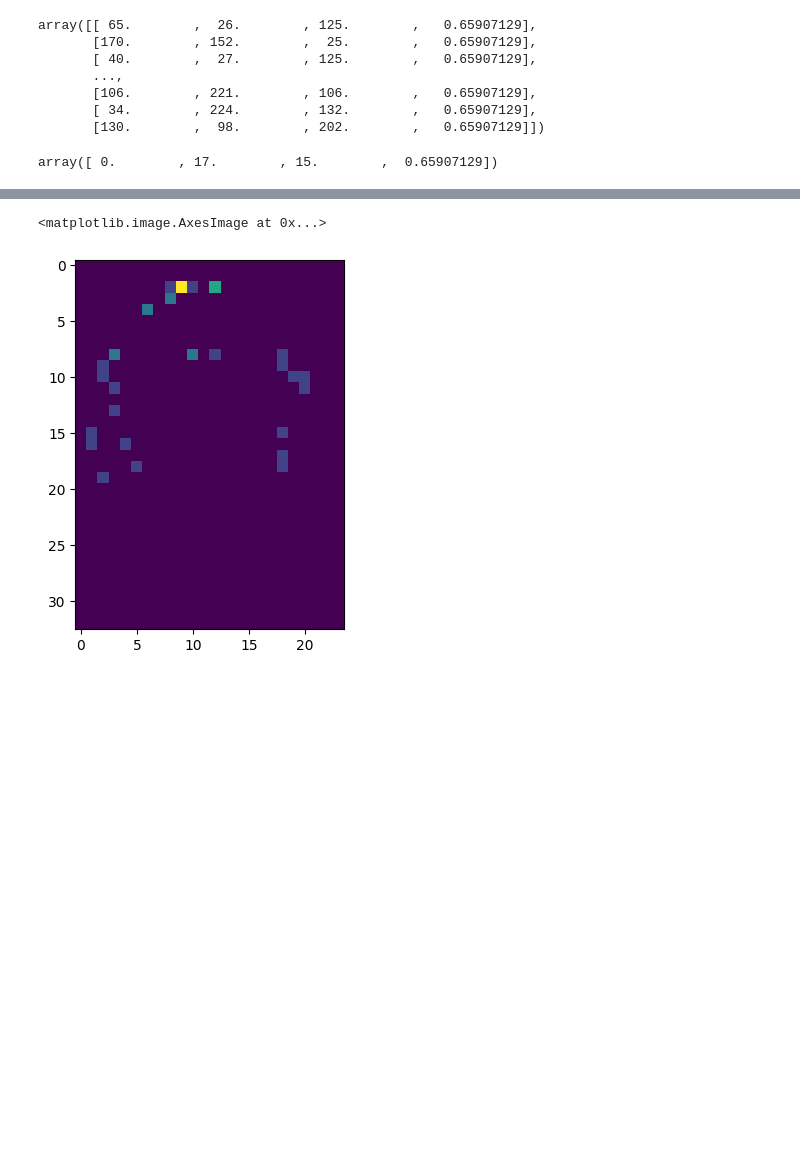
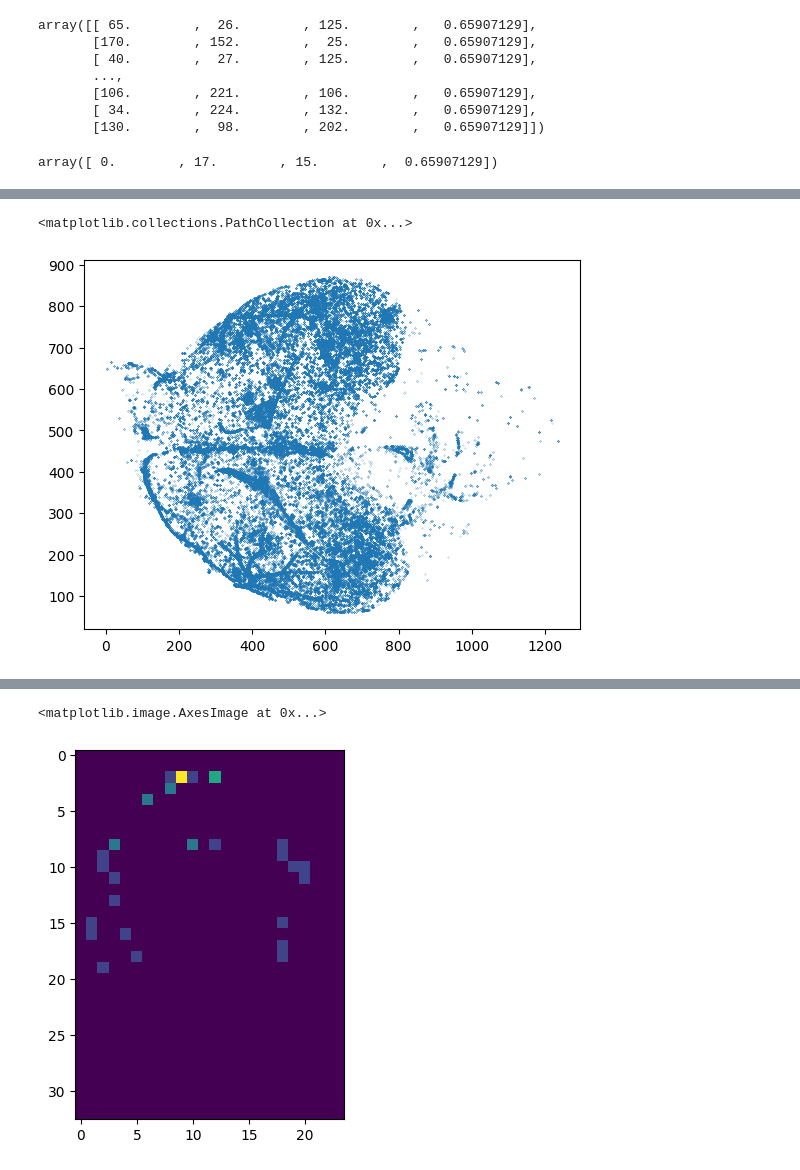
Before and after one commit to khanlab/SPIMquant, a Jupyter notebook: example_notebooks/quantify_BetaAmyloid.ipynb, the cells around one changed output, grey strips where cells are left out. Saved outputs shown, nothing was run; the diff lists cells and outputs as text; code cells hidden in the pictures; blank space fills up the shorter version.

```diff
--- a/example_notebooks/quantify_BetaAmyloid.ipynb
+++ b/example_notebooks/quantify_BetaAmyloid.ipynb
@@ -382,0 +413,6 @@ computed_blobs.shape
+# %%
+#threshold 0.04
+plt.scatter(computed_blobs[:,1],computed_blobs[:,2],marker='.',s=0.1)
+# %% [output]
+<matplotlib.collections.PathCollection at 0x...>
+[figure, added]
```
Also changed, not shown: parts of 18 cells of this notebook.
